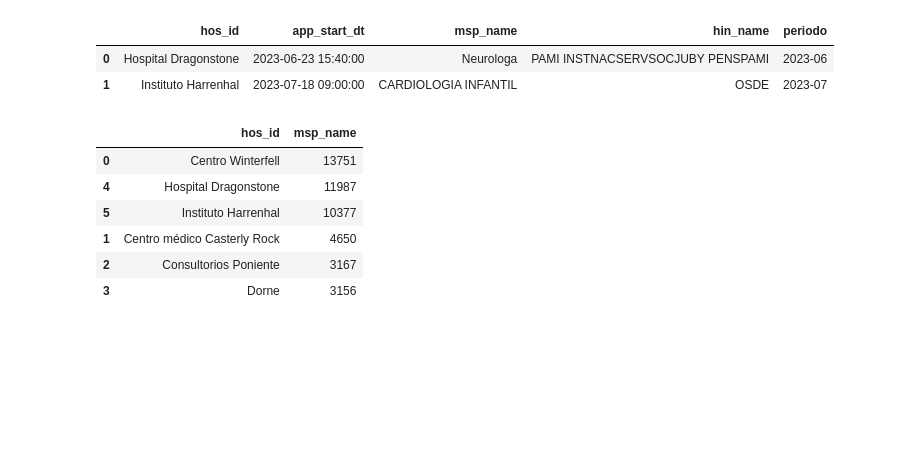
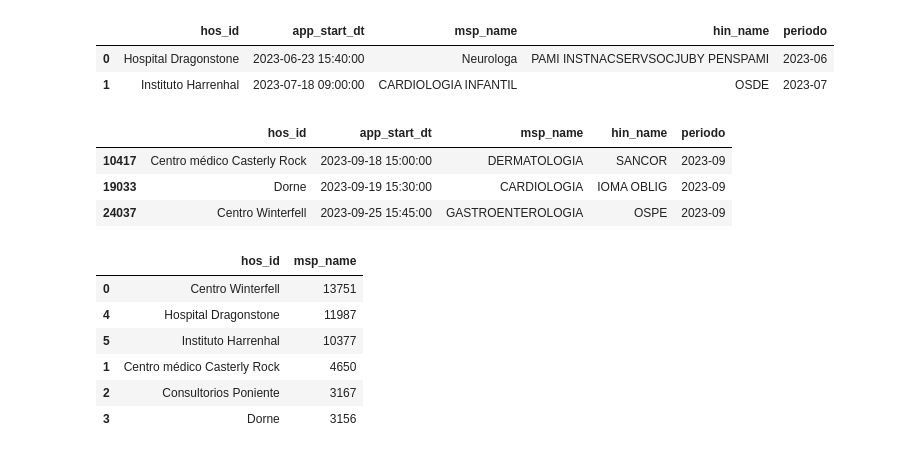
Before and after one commit to manufabregas/Dataset-Asistencia-a-turnos-m-dicos, a Jupyter notebook: Práctico_1_Análisis_y_visualización_de_datos.ipynb, the cells around one changed output. Drawn from its saved outputs; the diff is of its cells as text; code cells hidden in the pictures; blank space fills up the shorter version.

Commit message:
Agregué la variable chequeo_sep porque no veo data en septiembre. Revisar a futuro Centro Winterfel, Dorne y Casterly Rock"

```diff
--- a/Práctico_1_Análisis_y_visualización_de_datos.ipynb
+++ b/Práctico_1_Análisis_y_visualización_de_datos.ipynb
@@ -384,6 +384,16 @@ base_turnos.head(2)#['msp_name'].unique()
 |  | hos_id | app_start_dt | msp_name | hin_name | periodo |
 | 0 | Hospital Dragonstone | 2023-06-23 15:40:00 | Neurologa | PAMI INSTNACSERVSOCJUBY PENSPAMI | 2023-06 |
 | 1 | Instituto Harrenhal | 2023-07-18 09:00:00 | CARDIOLOGIA INFANTIL | OSDE | 2023-07 |
+# %%
+chequeo_sep=base_turnos.copy()
+chequeo_sep=chequeo_sep[chequeo_sep['periodo']=="2023-09"]
+chequeo_sep=chequeo_sep[chequeo_sep['hos_id'].isin(['Centro Winterfell','Centro médico Casterly Rock','Dorne'])]
+chequeo_sep
+# %% [output]
+|  | hos_id | app_start_dt | msp_name | hin_name | periodo |
+| 10417 | Centro médico Casterly Rock | 2023-09-18 15:00:00 | DERMATOLOGIA | SANCOR | 2023-09 |
+| 19033 | Dorne | 2023-09-19 15:30:00 | CARDIOLOGIA | IOMA OBLIG | 2023-09 |
+| 24037 | Centro Winterfell | 2023-09-25 15:45:00 | GASTROENTEROLOGIA | OSPE | 2023-09 |
 # %%
 #Visualizamos la cantidad de turnos por Hospital
 mayores_turnos=base_turnos.copy()
```
